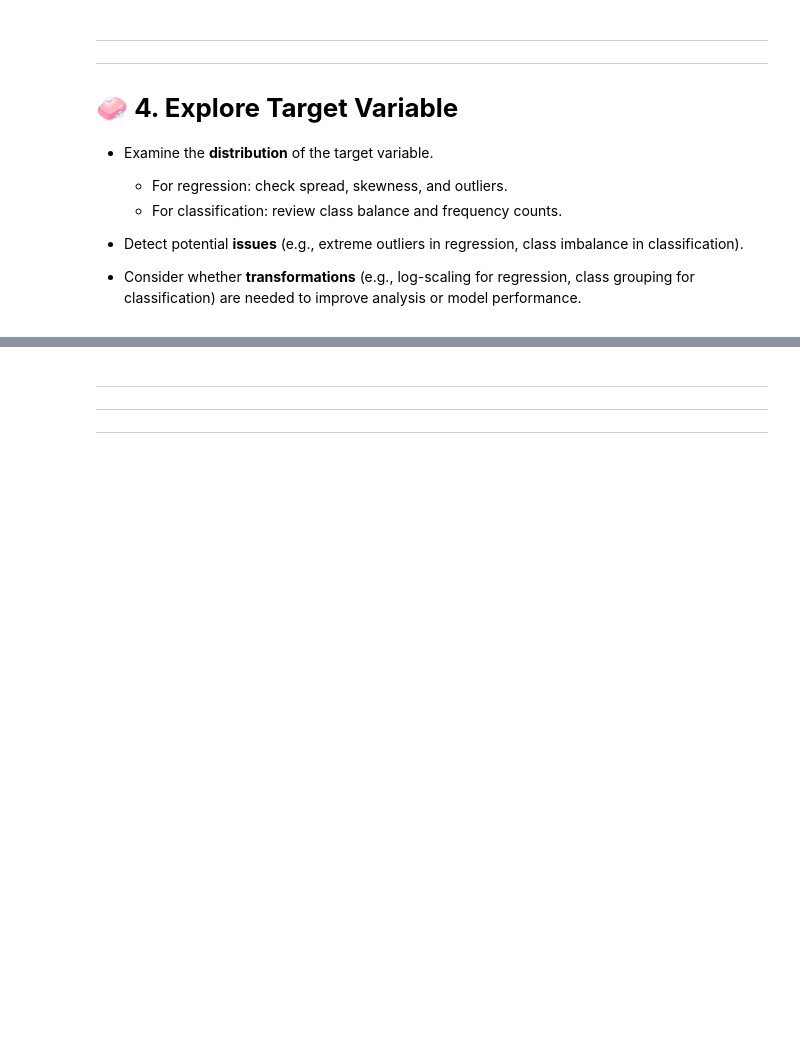
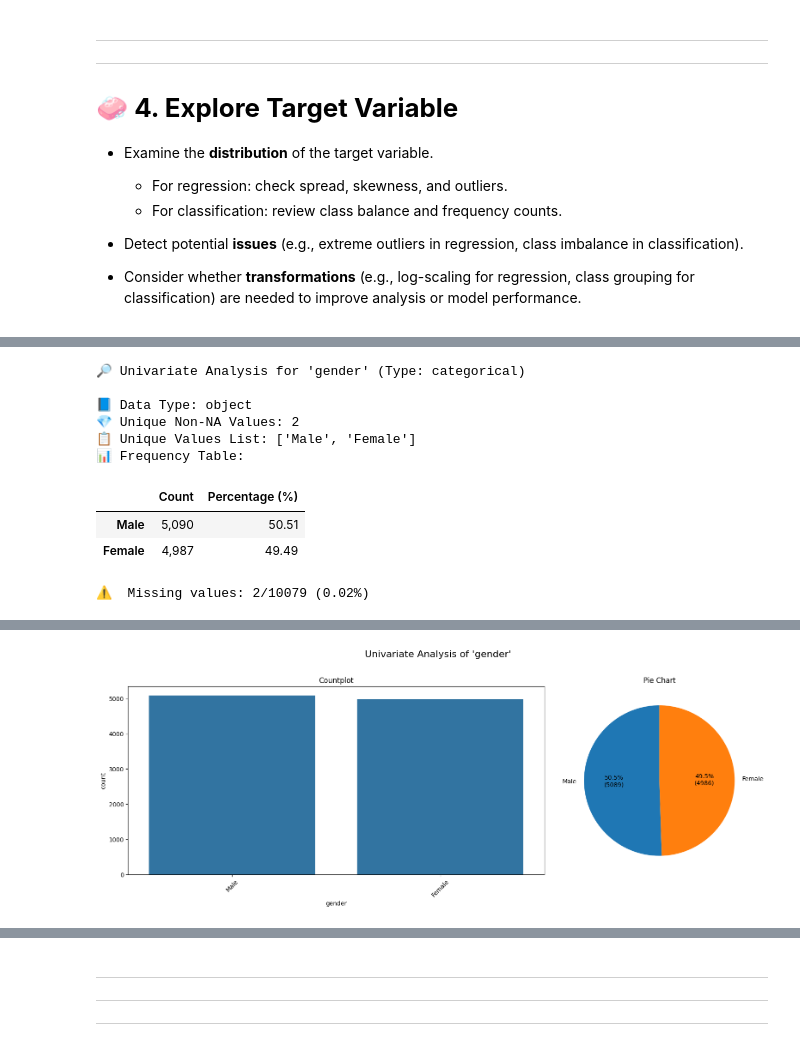
Before and after one commit to JoelNgiamKeeYong/ezflow-supervised-ml, a Jupyter notebook: notebooks/03_data_cleaning.ipynb, the cells around one changed output, grey strips where cells are left out. Drawn from its saved outputs; the diff is of its cells as text; code cells hidden in the pictures; blank space fills up the shorter version.

```diff
--- a/notebooks/03_data_cleaning.ipynb
+++ b/notebooks/03_data_cleaning.ipynb
@@ -250,0 +357,13 @@ explorer.perform_univariate_analysis(df=df_non_outliers, feature='shares', show_
+# %%
+explorer.perform_univariate_analysis(df=df_cleaned, feature="gender", show_plots=True)
+# %% [output]
+🔎 Univariate Analysis for 'gender' (Type: categorical)
+
+📘 Data Type: object
+💎 Unique Non-NA Values: 2
+📋 Unique Values List: ['Male', 'Female']
+📊 Frequency Table:
+|  | Count | Percentage (%) |
+| Male | 5,090 | 50.51 |
+| Female | 4,987 | 49.49 |
+⚠️  Missing values: 2/10079 (0.02%)
@@ -250,0 +373 @@ explorer.perform_univariate_analysis(df=df_non_outliers, feature='shares', show_
+[figure, added]
```
Also changed, not shown: parts of 82 cells of this notebook, 18 other files.
